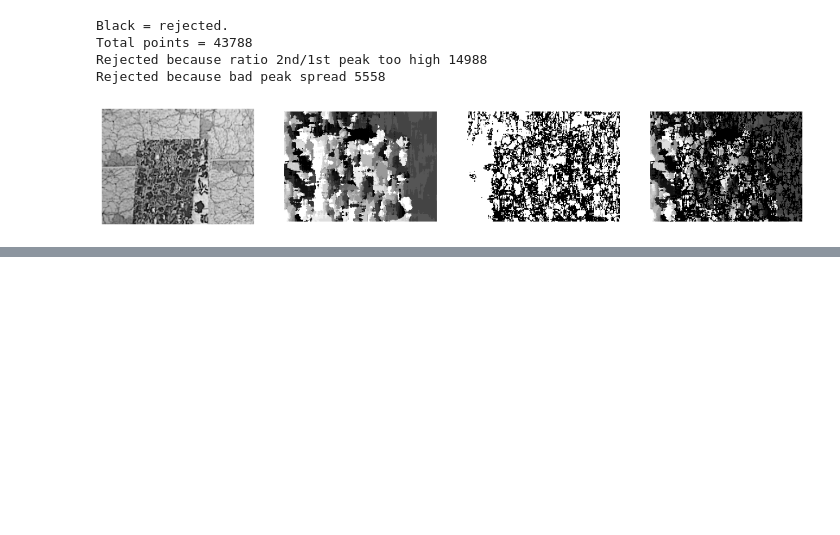
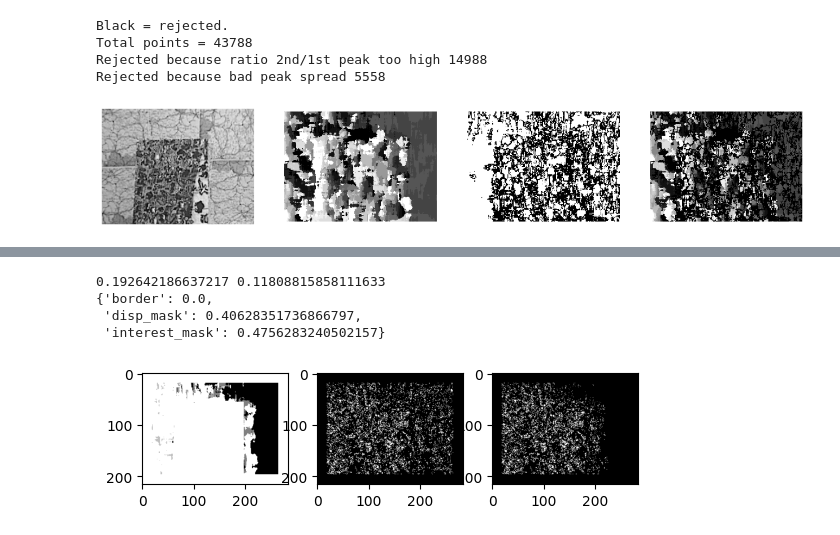
Before and after one commit to MarcelloCeresini/ComputerVision, a Jupyter notebook: src/main.ipynb, the cells around one changed output, grey strips where cells are left out. Cells and saved outputs as stored; diff of their text form; code cells hidden in the pictures; blank space fills up the shorter version.

```diff
--- a/src/main.ipynb
+++ b/src/main.ipynb
@@ -308,7 +332,7 @@ is_peak
 # %% [output]
 array([ True, False, False,  True, False])
 # %%
-def get_disparity_mask(disparity_map, th_ratio, th_peak):
+def get_disparity_mask(disparity_map, th_ratio, th_derivative):
     '''
     Returns a boolean mask with 0 if a pixel doesn't have a "good" maximum in its disparity values,
     1 otherwise
@@ -336,13 +360,13 @@ def get_disparity_mask(disparity_map, th_ratio, th_peak):
                 c1+=1
 
             if peak_1_idx == 0:
-                if np.abs(deriv[0]) < th_peak:
+                if np.abs(deriv[0]) < th_derivative:
                     disparity_mask[i, j] = 0
             elif peak_1_idx == len(disparities)-1:
-                if np.abs(deriv[-1]) < th_peak:
+                if np.abs(deriv[-1]) < th_derivative:
                     disparity_mask[i, j] = 0
             else:
-                if np.abs(deriv[peak_1_idx-1]) + np.abs(deriv[peak_1_idx]) < 2*th_peak:
+                if np.abs(deriv[peak_1_idx-1]) + np.abs(deriv[peak_1_idx]) < 2*th_derivative:
                     disparity_mask[i, j] = 0
                     c2+=1
 
@@ -359,11 +383,11 @@ plt.axis("off")
 display_img_standard(dataset[0]["left_img"])
 plt.subplot(142)
 plt.axis("off")
-disparity_map = np.argmin(dataset[0]["SAD"], axis=-1)
+disparity_map = np.argmin(dataset[0]["disp_function_SAD"], axis=-1)
 display_img_standard(disparity_map)
 plt.subplot(143)
 plt.axis("off")
-disparity_mask = get_disparity_mask(dataset[0]["SAD"], 0.98, 1000)
+disparity_mask = get_disparity_mask(dataset[0]["disp_function_SAD"], 0.98, 1000)
 display_img_standard(disparity_mask)
 plt.subplot(144)
 plt.axis("off")
@@ -375,3 +399,6 @@ Total points = 43788
 Rejected because ratio 2nd/1st peak too high 14988
 Rejected because bad peak spread 5558
 [figure]
+# %%
+dataset[0]["disp_mask"] = disparity_mask
+pprint(list(np.sort(list(dataset[0].keys()))))
@@ -463,0 +480,15 @@ def NCC(img1, img2, k, disparity_range, search_area=False, zero_meaned=False):
+# %%
+accuracy, accepted_pixels_perc, rejected_pixels = evaluation_sparse(dataset[0]["disp_map_gt"],
+                                                   np.argmin(dataset[0]["disp_function_SAD"], axis=-1),
+                                                   dataset[0]["disp_scale"],
+                                                   {"interest_mask":dataset[0]["interest_mask"], "disp_mask":dataset[0]["disp_mask"]},
+                                                   dataset[0]["ignore_border"],
+                                                   show_imgs=True)
+print(accuracy, accepted_pixels_perc)
+pprint(rejected_pixels)
+# %% [output]
+0.192642186637217 0.11808815858111633
+{'border': 0.0,
+ 'disp_mask': 0.40628351736866797,
+ 'interest_mask': 0.4756283240502157}
+[figure, added]
```
Also changed, not shown: parts of 14 cells of this notebook.
